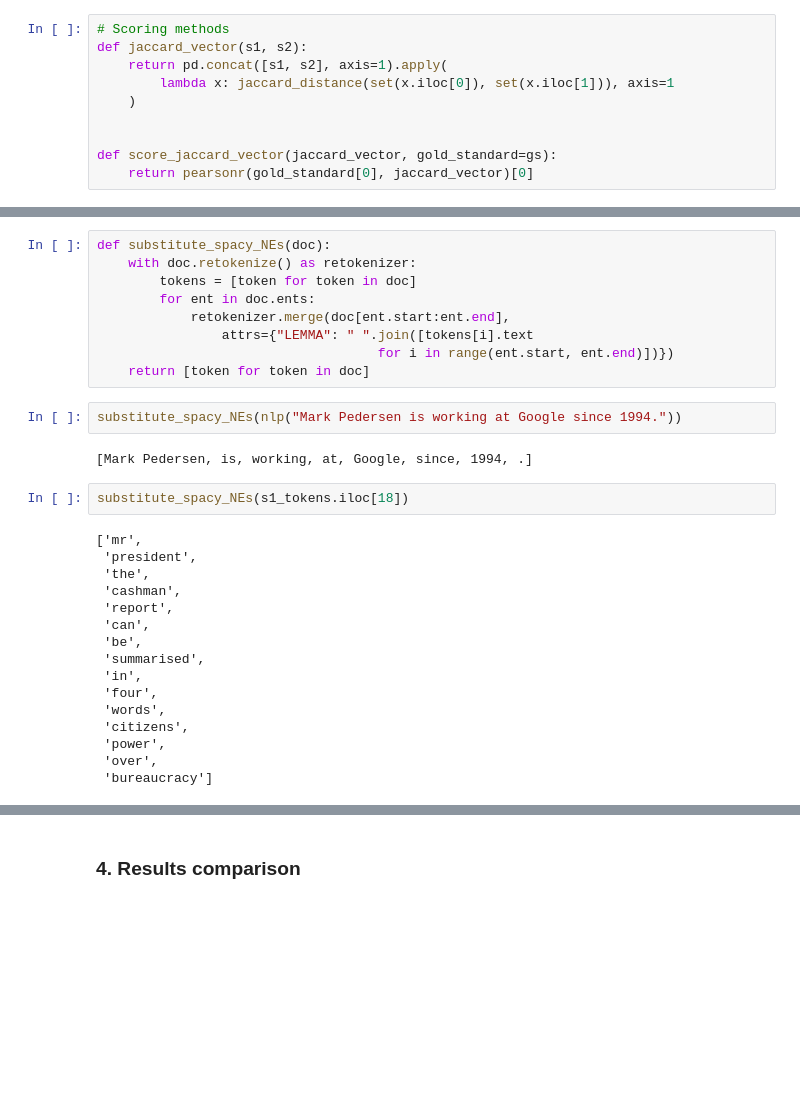
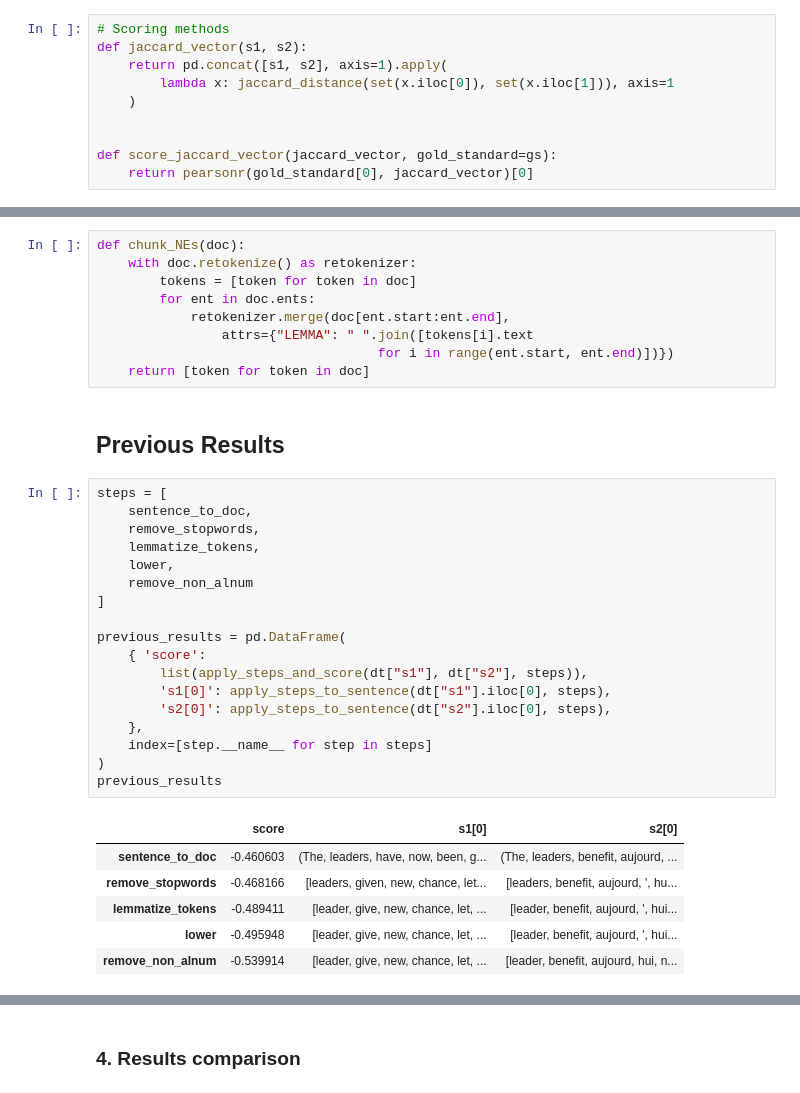
Before and after one commit to ZachParent/mai-intro-to-human-language-technologies, a Jupyter notebook: lab7/lab7.ipynb, the cells around one changed output, grey strips where cells are left out. Drawn from its saved outputs; the diff is of its cells as text; blank space fills up the shorter version.

```diff
--- a/lab7/lab7.ipynb
+++ b/lab7/lab7.ipynb
@@ -186,5 +131,5 @@ def prepend_nltk_NEs(tokens):
 # %%
-def substitute_spacy_NEs(doc):
+def chunk_NEs(doc):
     with doc.retokenize() as retokenizer:
         tokens = [token for token in doc]
         for ent in doc.ents:
@@ -192,25 +137,30 @@ def substitute_spacy_NEs(doc):
                 attrs={"LEMMA": " ".join([tokens[i].text
                                     for i in range(ent.start, ent.end)])})
     return [token for token in doc]
-# %%
-substitute_spacy_NEs(nlp("Mark Pedersen is working at Google since 1994."))
-# %% [output]
-[Mark Pedersen, is, working, at, Google, since, 1994, .]
-# %%
-substitute_spacy_NEs(s1_tokens.iloc[18])
-# %% [output]
-['mr',
- 'president',
- 'the',
- 'cashman',
- 'report',
- 'can',
- 'be',
- 'summarised',
- 'in',
- 'four',
- 'words',
- 'citizens',
- 'power',
- 'over',
- 'bureaucracy']
+# %% [markdown]
+## Previous Results
+# %%
+steps = [
+    sentence_to_doc,
+    remove_stopwords,
+    lemmatize_tokens,
+    lower,
+    remove_non_alnum
+]
+
+previous_results = pd.DataFrame(
+    { 'score':
+        list(apply_steps_and_score(dt["s1"], dt["s2"], steps)),
+        's1[0]': apply_steps_to_sentence(dt["s1"].iloc[0], steps),
+        's2[0]': apply_steps_to_sentence(dt["s2"].iloc[0], steps),
+    },
+    index=[step.__name__ for step in steps]
+)
+previous_results
+# %% [output]
+|  | score | s1[0] | s2[0] |
+| sentence_to_doc | -0.460603 | (The, leaders, have, now, been, g... | (The, leaders, benefit, aujourd, ... |
+| remove_stopwords | -0.468166 | [leaders, given, new, chance, let... | [leaders, benefit, aujourd, ', hu... |
+| lemmatize_tokens | -0.489411 | [leader, give, new, chance, let, ... | [leader, benefit, aujourd, ', hui... |
+| lower | -0.495948 | [leader, give, new, chance, let, ... | [leader, benefit, aujourd, ', hui... |
+| remove_non_alnum | -0.539914 | [leader, give, new, chance, let, ... | [leader, benefit, aujourd, hui, n... |
```
Also changed, not shown: parts of 22 cells of this notebook.
